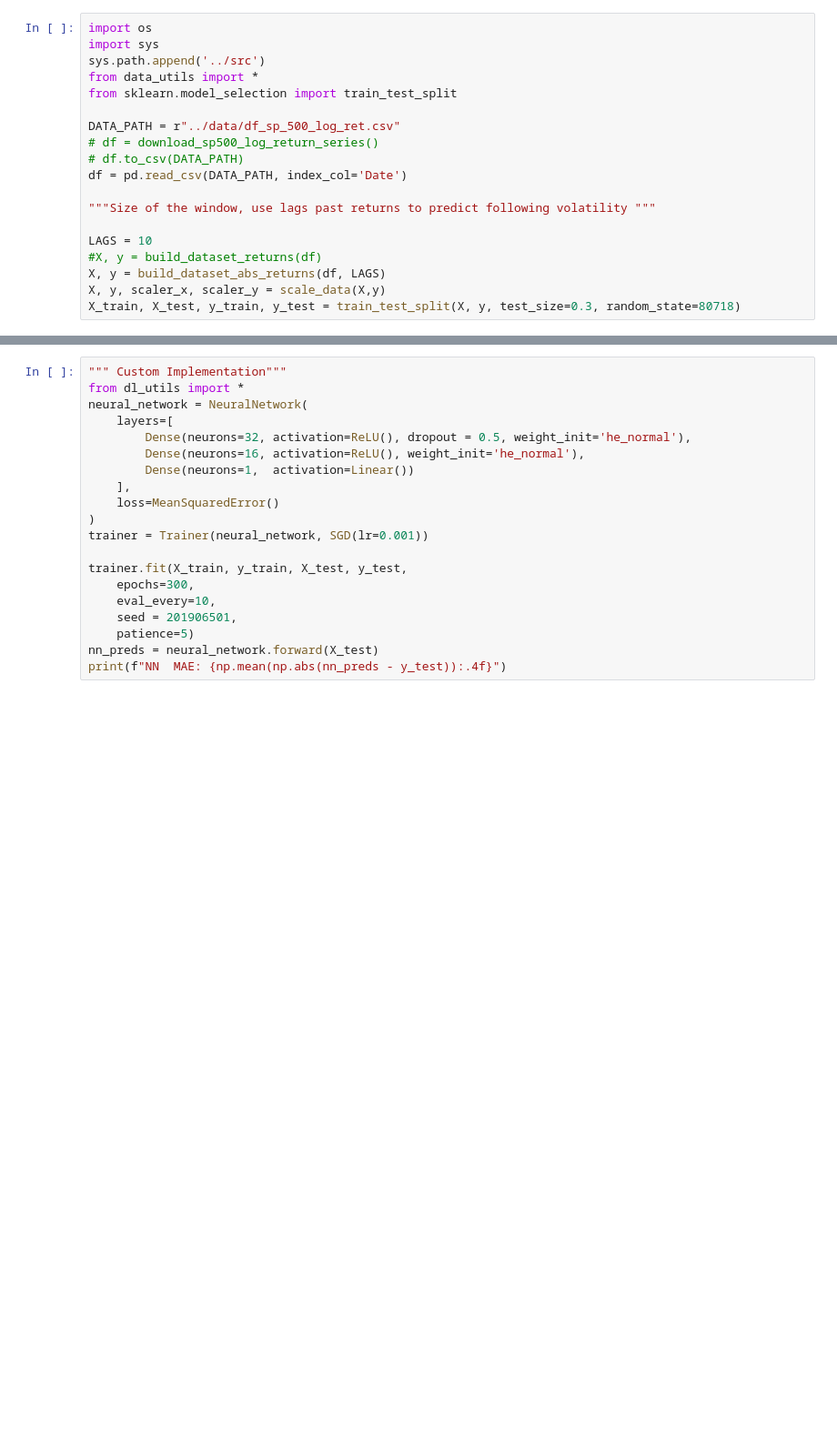
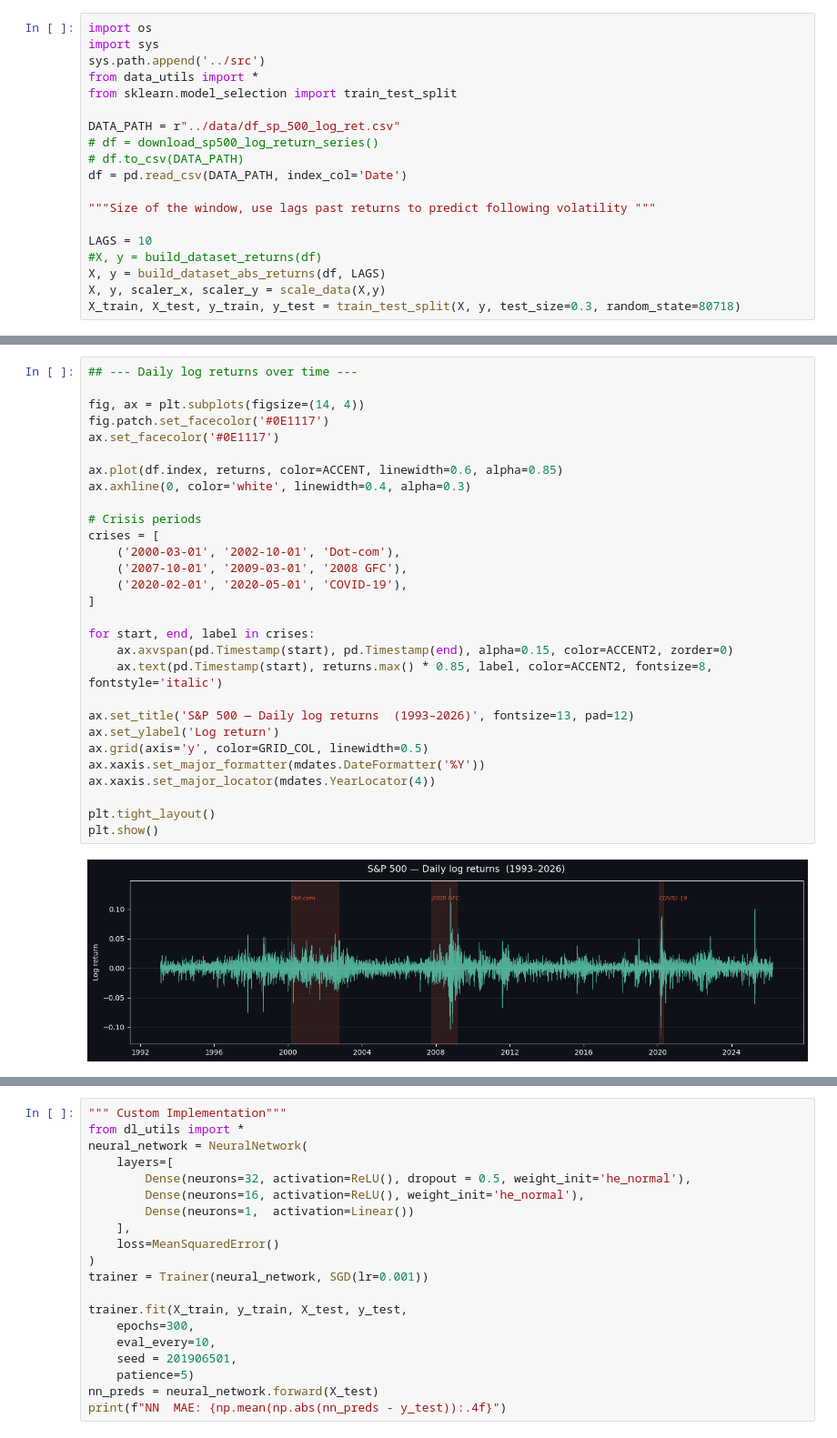
Before and after one commit to edouardblnc87/deep_learning_implementation, a Jupyter notebook: devoir_des_loulous/julien.ipynb, the cells around one changed output, grey strips where cells are left out. Shown at 91% size. Saved outputs shown, nothing was run; the diff lists cells and outputs as text; blank space fills up the shorter version.

```diff
--- a/devoir_des_loulous/julien.ipynb
+++ b/devoir_des_loulous/julien.ipynb
@@ -154,0 +135,31 @@ This motivates the use of more advanced models capable of capturing non-linear p
+# %%
+## --- Daily log returns over time ---
+
+fig, ax = plt.subplots(figsize=(14, 4))
+fig.patch.set_facecolor('#0E1117')
+ax.set_facecolor('#0E1117')
+
+ax.plot(df.index, returns, color=ACCENT, linewidth=0.6, alpha=0.85)
+ax.axhline(0, color='white', linewidth=0.4, alpha=0.3)
+
+# Crisis periods
+crises = [
+    ('2000-03-01', '2002-10-01', 'Dot-com'),
+    ('2007-10-01', '2009-03-01', '2008 GFC'),
+    ('2020-02-01', '2020-05-01', 'COVID-19'),
+]
+
+for start, end, label in crises:
+    ax.axvspan(pd.Timestamp(start), pd.Timestamp(end), alpha=0.15, color=ACCENT2, zorder=0)
+    ax.text(pd.Timestamp(start), returns.max() * 0.85, label, color=ACCENT2, fontsize=8, fontstyle='italic')
+
+ax.set_title('S&P 500 — Daily log returns  (1993–2026)', fontsize=13, pad=12)
+ax.set_ylabel('Log return')
+ax.grid(axis='y', color=GRID_COL, linewidth=0.5)
+ax.xaxis.set_major_formatter(mdates.DateFormatter('%Y'))
+ax.xaxis.set_major_locator(mdates.YearLocator(4))
+
+plt.tight_layout()
+plt.show()
+# %% [output]
+[figure, added]
```
Also changed, not shown: parts of 32 cells of this notebook.
